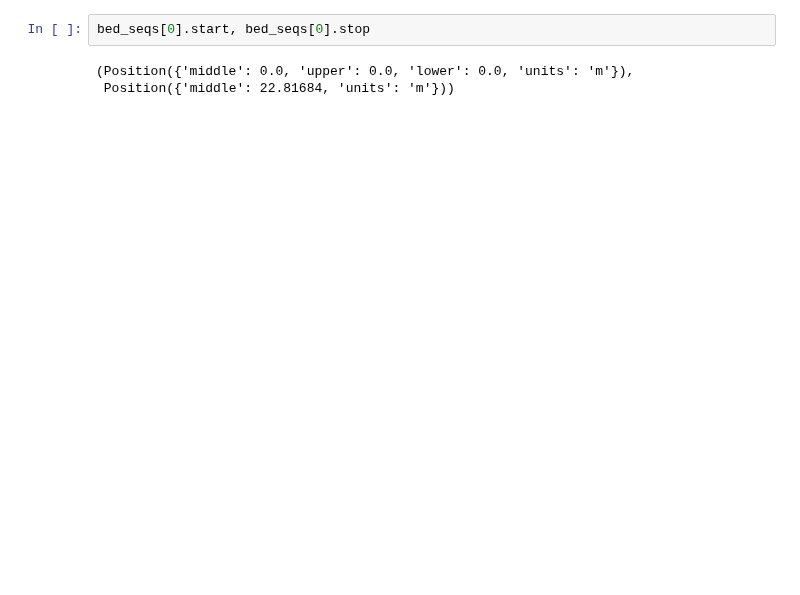
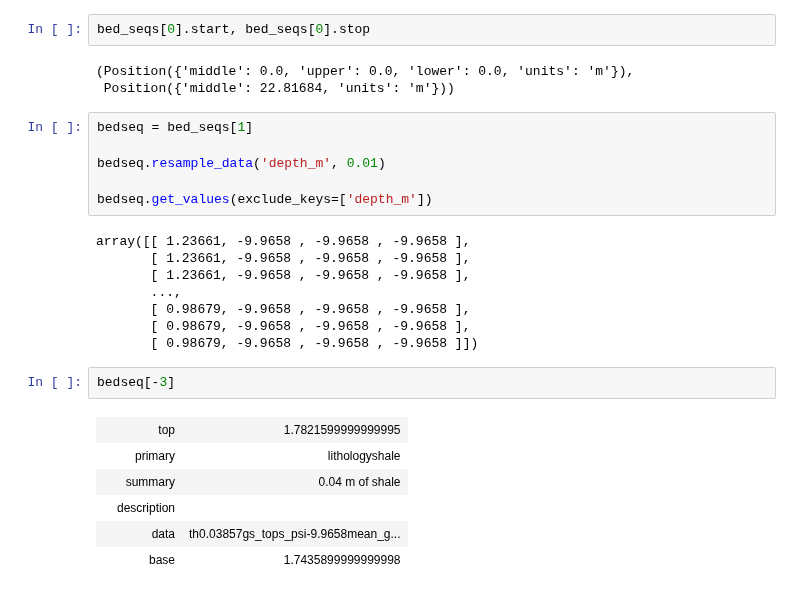
Before and after one commit to rgmyr/litholog, a Jupyter notebook: notebooks/test_sequence_construction.ipynb, the cells around one changed output. Saved outputs shown, nothing was run; the diff lists cells and outputs as text; blank space fills up the shorter version.

Commit message:
rerun demo, fix values bug

```diff
--- a/notebooks/test_sequence_construction.ipynb
+++ b/notebooks/test_sequence_construction.ipynb
@@ -73,3 +72,26 @@ bed_seqs[0].start, bed_seqs[0].stop
 # %% [output]
 (Position({'middle': 0.0, 'upper': 0.0, 'lower': 0.0, 'units': 'm'}),
  Position({'middle': 22.81684, 'units': 'm'}))
+# %%
+bedseq = bed_seqs[1]
+
+bedseq.resample_data('depth_m', 0.01)
+
+bedseq.get_values(exclude_keys=['depth_m'])
+# %% [output]
+array([[ 1.23661, -9.9658 , -9.9658 , -9.9658 ],
+       [ 1.23661, -9.9658 , -9.9658 , -9.9658 ],
+       [ 1.23661, -9.9658 , -9.9658 , -9.9658 ],
+       ...,
+       [ 0.98679, -9.9658 , -9.9658 , -9.9658 ],
+       [ 0.98679, -9.9658 , -9.9658 , -9.9658 ],
+       [ 0.98679, -9.9658 , -9.9658 , -9.9658 ]])
+# %%
+bedseq[-3]
+# %% [output]
+|  | top | 1.7821599999999995 |
+|  | primary | lithologyshale |
+|  | summary | 0.04 m of shale |
+|  | description |  |
+|  | data | th0.03857gs_tops_psi-9.9658mean_g... |
+|  | base | 1.7435899999999998 |
```
Also changed, not shown: parts of 14 cells of this notebook, 2 other files.
